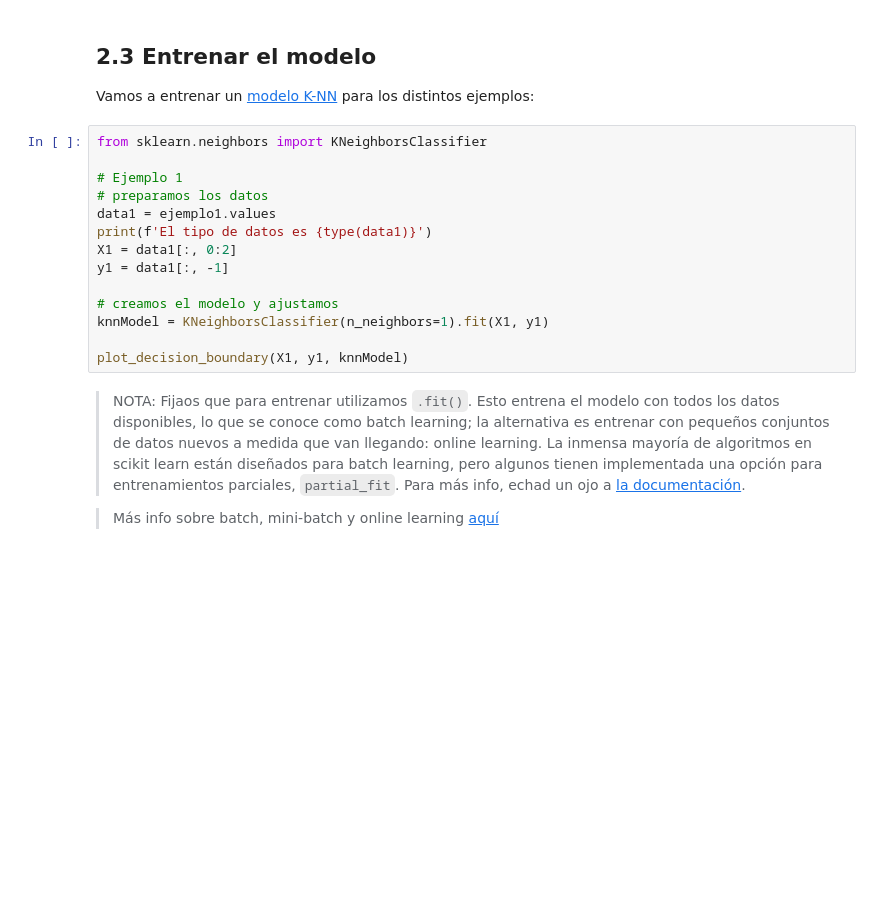
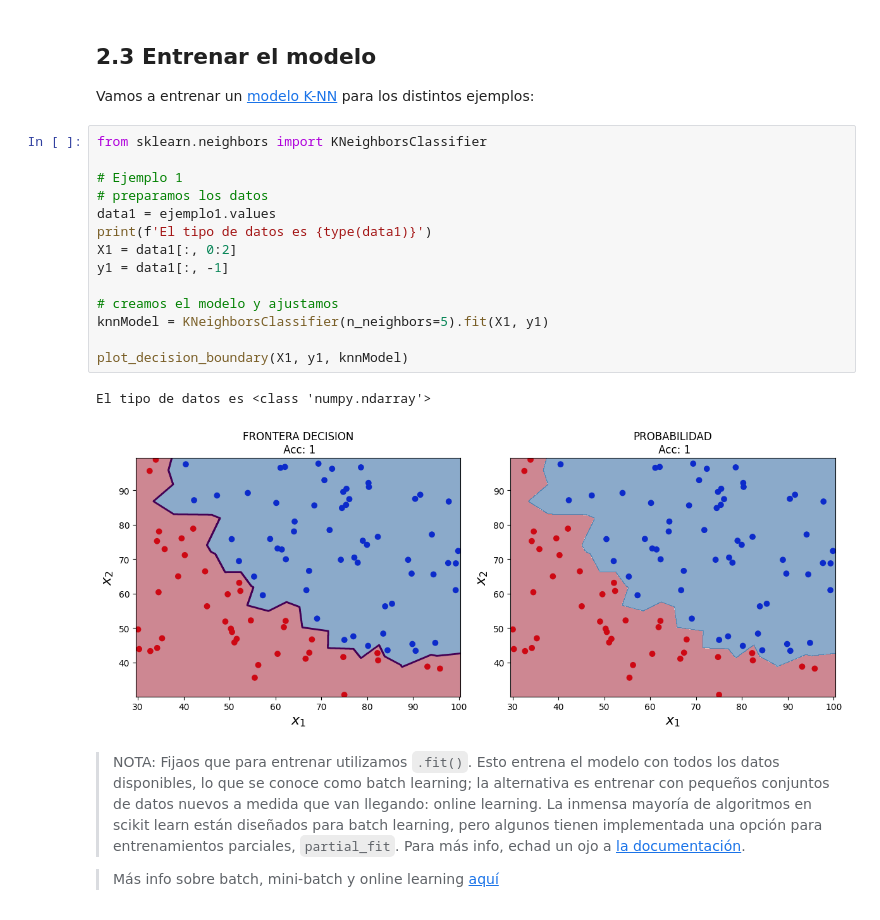
Before and after one commit to enelombopaez/machine-learning, a Jupyter notebook: notebooks/1. Fundamentos de Machine Learning.ipynb, the cells around one changed output. Drawn from its saved outputs; the diff is of its cells as text; blank space fills up the shorter version.

```diff
--- a/notebooks/1. Fundamentos de Machine Learning.ipynb
+++ b/notebooks/1. Fundamentos de Machine Learning.ipynb
@@ -202,17 +253,20 @@ Vamos a entrenar un [modelo K-NN](http://scikit-learn.org/stable/modules/generat
 # %%
 from sklearn.neighbors import KNeighborsClassifier
 
 # Ejemplo 1
 # preparamos los datos
 data1 = ejemplo1.values
 print(f'El tipo de datos es {type(data1)}')
 X1 = data1[:, 0:2]
 y1 = data1[:, -1]
 
 # creamos el modelo y ajustamos
-knnModel = KNeighborsClassifier(n_neighbors=1).fit(X1, y1)
+knnModel = KNeighborsClassifier(n_neighbors=5).fit(X1, y1)
 
 plot_decision_boundary(X1, y1, knnModel)
+# %% [output]
+El tipo de datos es <class 'numpy.ndarray'>
+[figure, added]
 # %% [markdown]
 > NOTA: Fijaos que para entrenar utilizamos `.fit()`. Esto entrena el modelo con todos los datos disponibles, lo que se conoce como batch learning; la alternativa es entrenar con pequeños conjuntos de datos nuevos a medida que van llegando: online learning. La inmensa mayoría de algoritmos en scikit learn están diseñados para batch learning, pero algunos tienen implementada una opción para entrenamientos parciales, `partial_fit`. Para más info, echad un ojo a [la documentación](https://scikit-learn.org/0.15/modules/scaling_strategies.html#incremental-learning).
 
```
Also changed, not shown: parts of 11 cells of this notebook, 6 other files.
